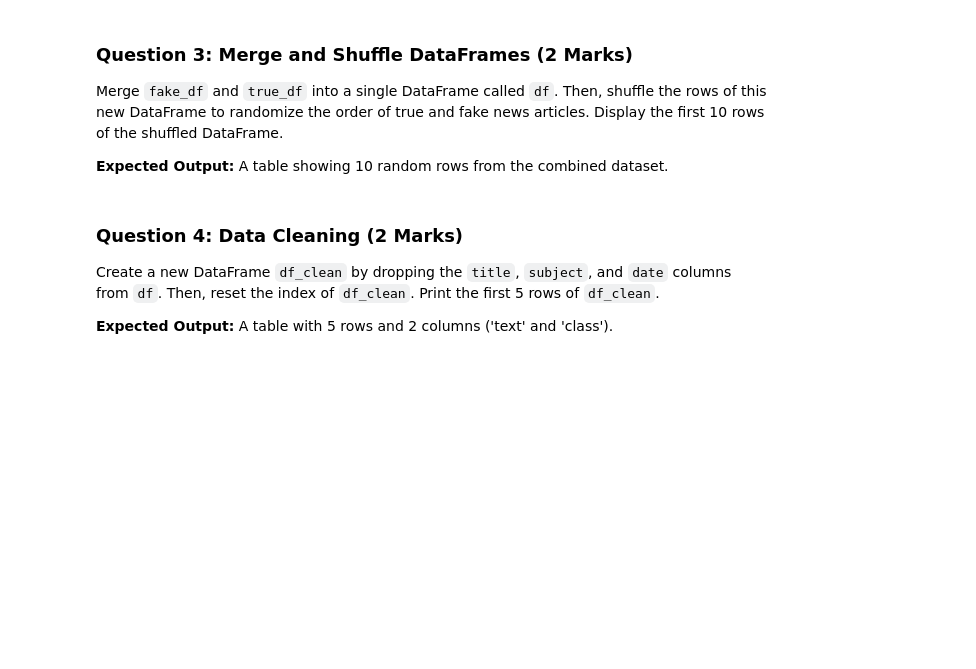
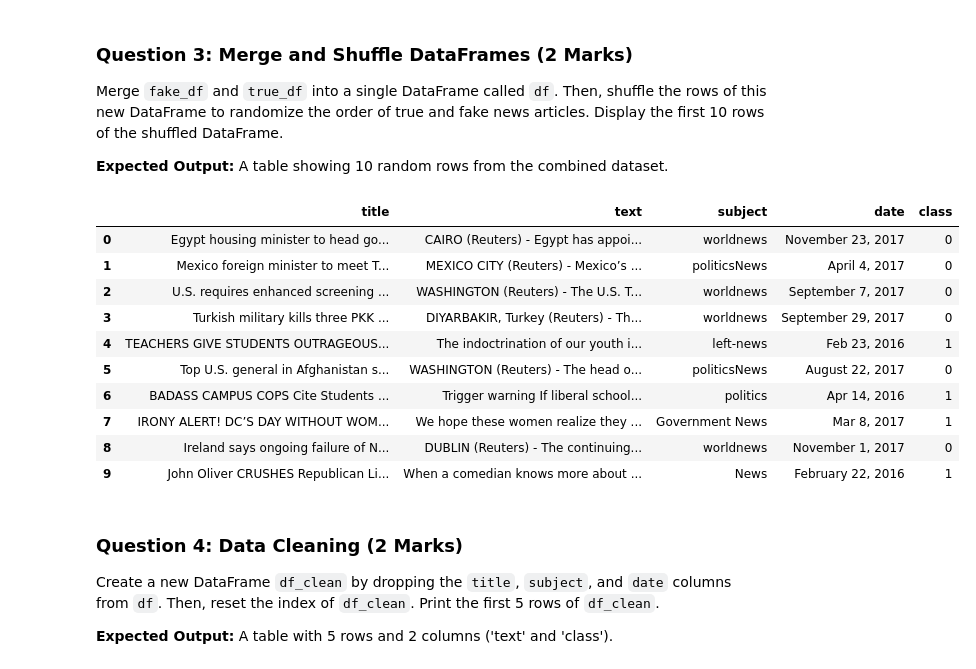
Before and after one commit to aishanibanerjee151007-dotcom/IDEAS-TIH-Internship-2026, a Jupyter notebook: 04_Fake_News_Detection_and_Evaluation_with_Confusion_Matrix_Summer_2026.ipynb, the cells around one changed output. Saved outputs shown, nothing was run; the diff lists cells and outputs as text; code cells hidden in the pictures; blank space fills up the shorter version.

```diff
--- a/04_Fake_News_Detection_and_Evaluation_with_Confusion_Matrix_Summer_2026.ipynb
+++ b/04_Fake_News_Detection_and_Evaluation_with_Confusion_Matrix_Summer_2026.ipynb
@@ -49,0 +48,5 @@ Import `pandas` as `pd`. Load the `Fake.csv` and `True.csv` datasets into two se
+# %%
+import pandas as pd
+fake_df=pd.read_csv('/content/fake.csv')
+true_df=pd.read_csv('/content/true.csv')
+fake_df.head(3)
@@ -57,0 +64,4 @@ To prepare for merging, add a new column named `class` to each DataFrame. Assign
+# %%
+fake_df['class']=1
+true_df['class']=0
+true_df.tail(3)
@@ -66,3 +79,19 @@ Merge `fake_df` and `true_df` into a single DataFrame called `df`. Then, shuffle
+# %%
+df=pd.concat([fake_df,true_df],ignore_index=True)
+df=df.sample(frac=1).reset_index(drop=True)
+df.head(10)
+# %% [output]
+|  | title | text | subject | date | class |
+| 0 | Egypt housing minister to head go... | CAIRO (Reuters) - Egypt has appoi... | worldnews | November 23, 2017 | 0 |
+| 1 | Mexico foreign minister to meet T... | MEXICO CITY (Reuters) - Mexico’s ... | politicsNews | April 4, 2017 | 0 |
+| 2 | U.S. requires enhanced screening ... | WASHINGTON (Reuters) - The U.S. T... | worldnews | September 7, 2017 | 0 |
+| 3 | Turkish military kills three PKK ... | DIYARBAKIR, Turkey (Reuters) - Th... | worldnews | September 29, 2017 | 0 |
+| 4 | TEACHERS GIVE STUDENTS OUTRAGEOUS... | The indoctrination of our youth i... | left-news | Feb 23, 2016 | 1 |
+| 5 | Top U.S. general in Afghanistan s... | WASHINGTON (Reuters) - The head o... | politicsNews | August 22, 2017 | 0 |
+| 6 | BADASS CAMPUS COPS Cite Students ... | Trigger warning If liberal school... | politics | Apr 14, 2016 | 1 |
+| 7 | IRONY ALERT! DC’S DAY WITHOUT WOM... | We hope these women realize they ... | Government News | Mar 8, 2017 | 1 |
+| 8 | Ireland says ongoing failure of N... | DUBLIN (Reuters) - The continuing... | worldnews | November 1, 2017 | 0 |
+| 9 | John Oliver CRUSHES Republican Li... | When a comedian knows more about ... | News | February 22, 2016 | 1 |
 # %% [markdown]
 ### Question 4: Data Cleaning (2 Marks)
 
```
Also changed, not shown: parts of 19 cells of this notebook.
